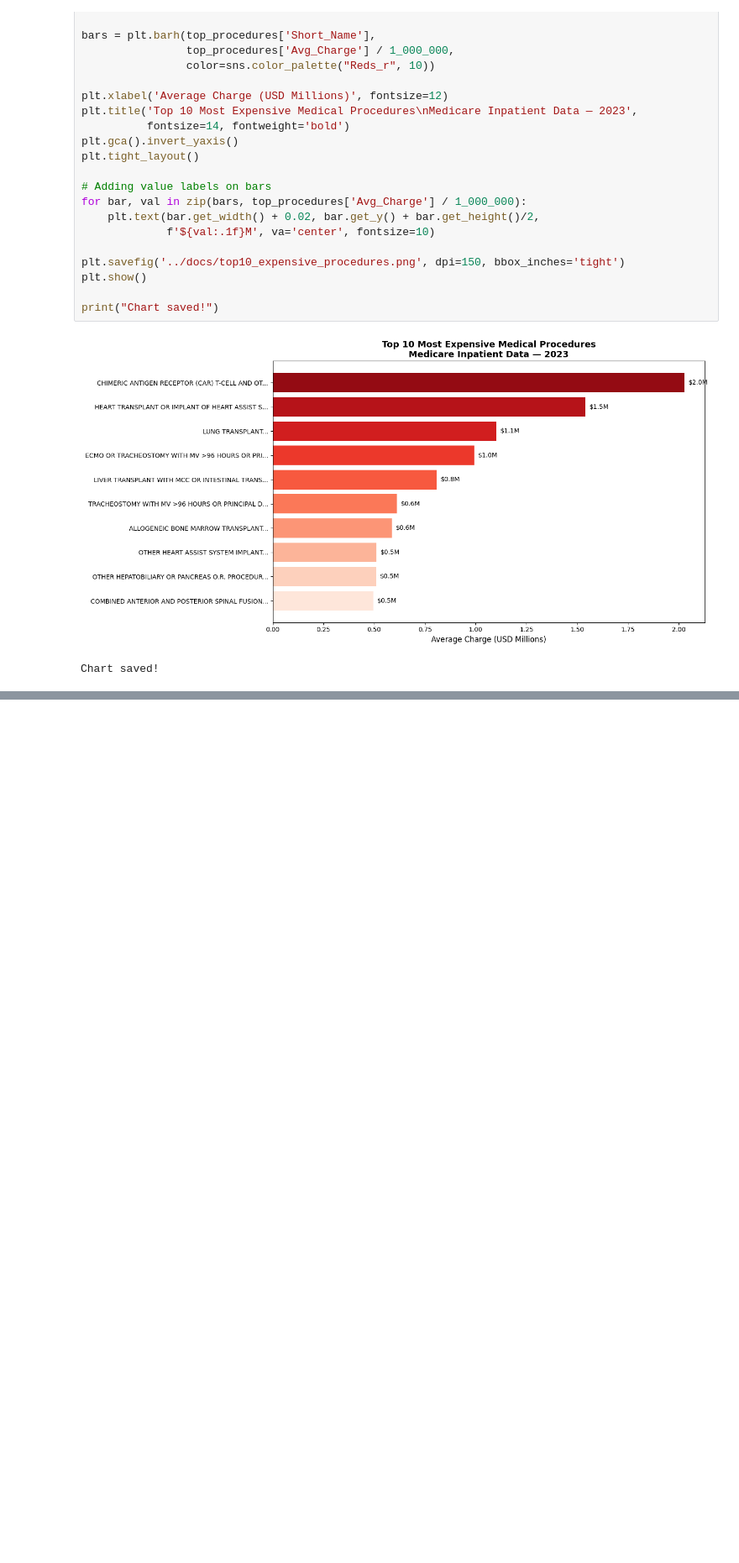
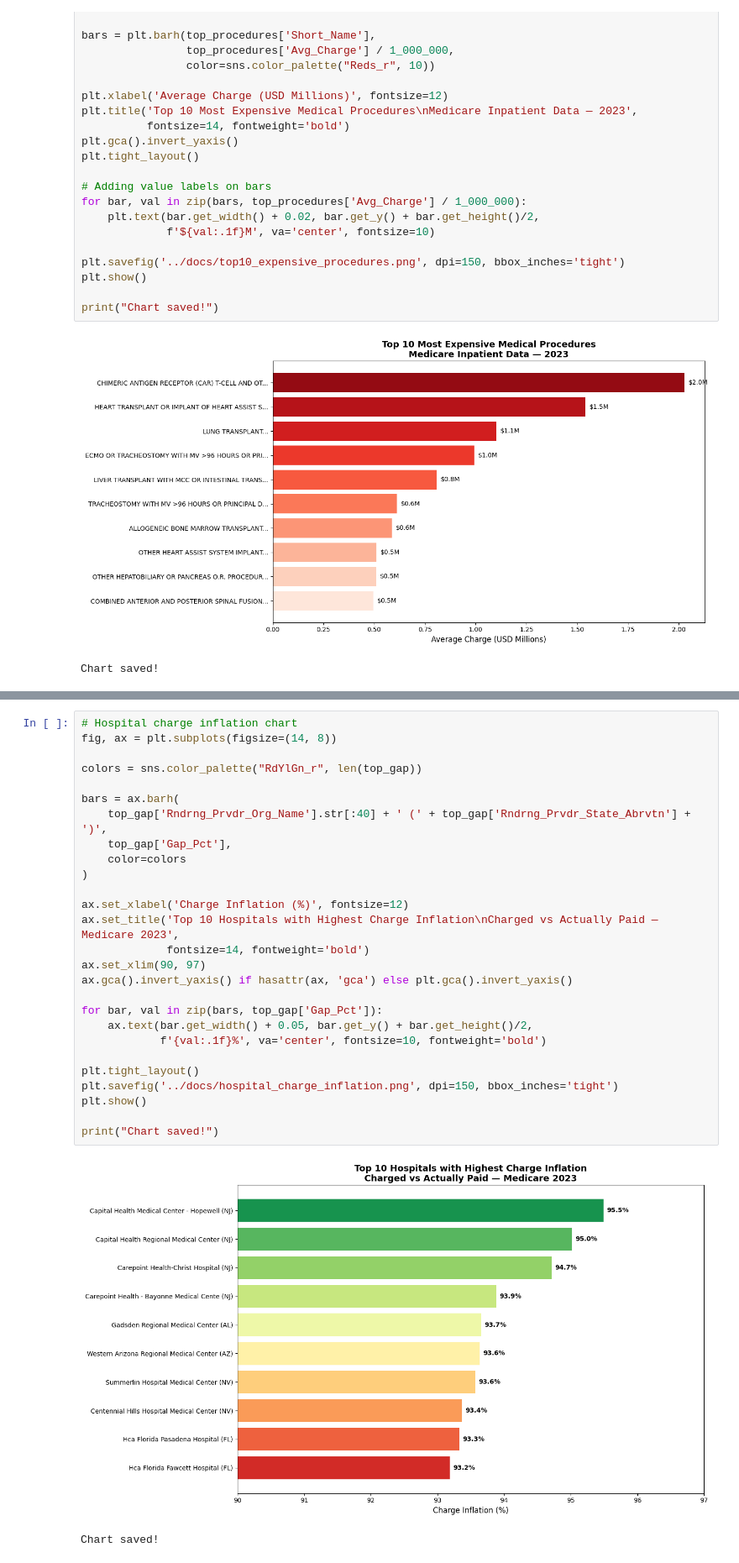
Before and after one commit to raianecostac-hub/healthcare-claims-analysis, a Jupyter notebook: notebooks/01_exploratory_analysis.ipynb, the cells around one changed output, grey strips where cells are left out. Shown at 84% size. Cells and saved outputs as stored; diff of their text form; blank space fills up the shorter version.

```diff
--- a/notebooks/01_exploratory_analysis.ipynb
+++ b/notebooks/01_exploratory_analysis.ipynb
@@ -132,0 +230,30 @@ Chart saved!
+# %%
+# Hospital charge inflation chart
+fig, ax = plt.subplots(figsize=(14, 8))
+
+colors = sns.color_palette("RdYlGn_r", len(top_gap))
+
+bars = ax.barh(
+    top_gap['Rndrng_Prvdr_Org_Name'].str[:40] + ' (' + top_gap['Rndrng_Prvdr_State_Abrvtn'] + ')',
+    top_gap['Gap_Pct'],
+    color=colors
+)
+
+ax.set_xlabel('Charge Inflation (%)', fontsize=12)
+ax.set_title('Top 10 Hospitals with Highest Charge Inflation\nCharged vs Actually Paid — Medicare 2023',
+             fontsize=14, fontweight='bold')
+ax.set_xlim(90, 97)
+ax.gca().invert_yaxis() if hasattr(ax, 'gca') else plt.gca().invert_yaxis()
+
+for bar, val in zip(bars, top_gap['Gap_Pct']):
+    ax.text(bar.get_width() + 0.05, bar.get_y() + bar.get_height()/2,
+            f'{val:.1f}%', va='center', fontsize=10, fontweight='bold')
+
+plt.tight_layout()
+plt.savefig('../docs/hospital_charge_inflation.png', dpi=150, bbox_inches='tight')
+plt.show()
+
+print("Chart saved!")
+# %% [output]
+[figure, added]
+Chart saved!
```
Also changed, not shown: parts of 4 cells of this notebook, 2 other files.
